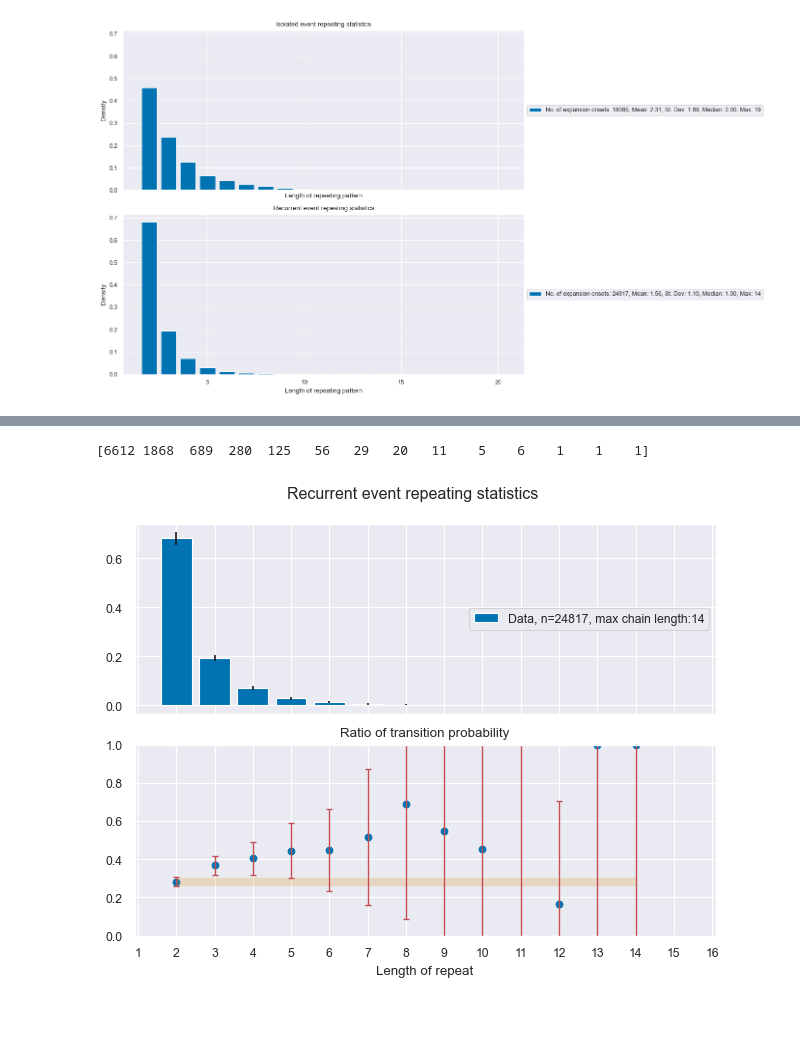
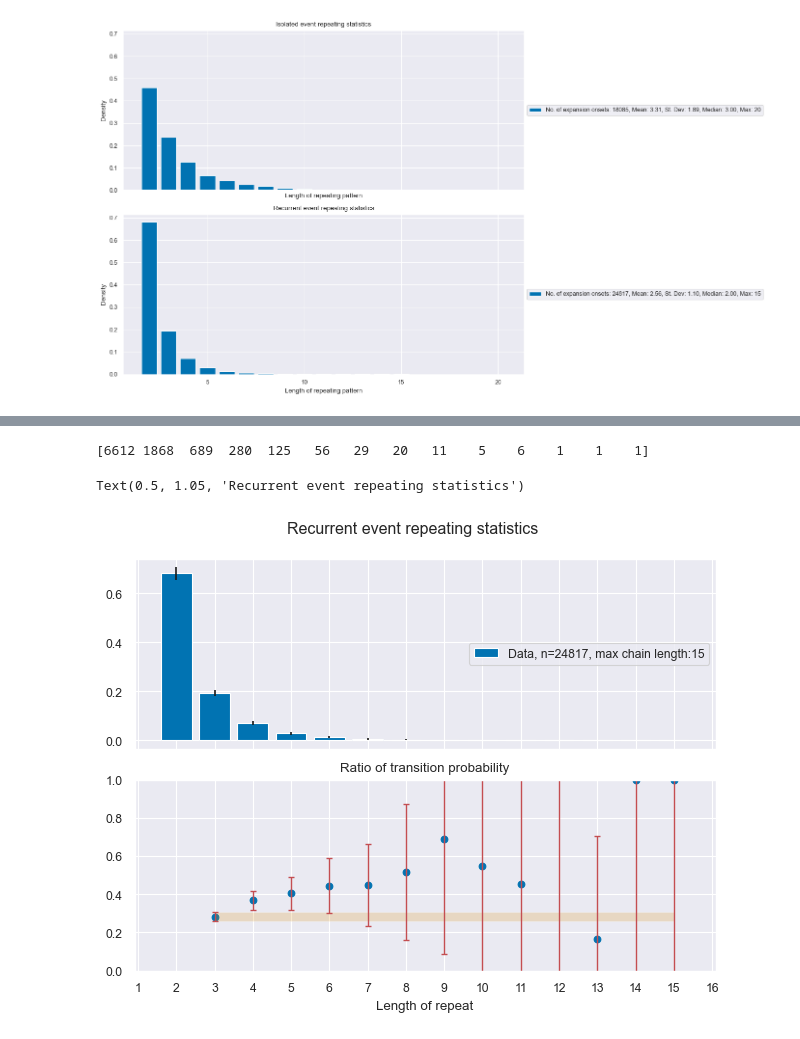
Before and after one commit to christianlao12/DP1_DP2_Project, a Jupyter notebook: substorm_type_statistics.ipynb, the cells around one changed output, grey strips where cells are left out. Cells and saved outputs as stored; diff of their text form; code cells hidden in the pictures.

```diff
--- a/substorm_type_statistics.ipynb
+++ b/substorm_type_statistics.ipynb
@@ -129,9 +131,10 @@ s = np.zeros(len(sophie80onsetdf))
 s[indices_onsets] = True
 s = pd.Series(s.astype(bool))
 co = (~s).cumsum()[s].value_counts().to_list()
+co = [i+1 for i in co]
 
-y, x = np.histogram(co, bins=np.arange(1,np.max(co)+2,1))
-x = x[:-1] + 1
+y, x = np.histogram(co, bins=np.arange(2,np.max(co)+2,1))
+x = x[:-1]
 yerror = [np.sqrt(i) for i in y]
 print(y)
 if np.where(y==0)[0].size > 0:
@@ -146,7 +149,6 @@ yerror = 3*yerror
 y = y/np.sum(y)
 yanalysis = yanalysis/sum(yanalysis)
 
-
 ratio = np.array([yanalysis[i]/yanalysis[i-1] for i in range(1,len(yanalysis))])
 ratioerror = np.array([np.sqrt((yerror[i]/yanalysis[i])**2 + (yerror[i-1]/yanalysis[i-1])**2) for i in range(1,len(yanalysis))])
 ratioerror = ratioerror*ratio
@@ -156,14 +158,14 @@ fig, (ax, ax1) = plt.subplots(2,1,sharex=True)
 ax.bar(x,y,yerr=yerror,label='Data, n:{}, max chain length:{}'.format(len(indices_onsets)+len(firstgerg),np.max(co)))
 ax.legend(loc='center right')
 
-ax1.scatter(x[:len(ratio)], ratio[:len(ratio)])
-ax1.errorbar(x[:len(ratio)], ratio[:len(ratio)], yerr=ratioerror, fmt='none', ecolor='r', elinewidth=1, capsize=2)
+ax1.scatter(x[:len(ratio)]+1, ratio[:len(ratio)])
+ax1.errorbar(x[:len(ratio)]+1, ratio[:len(ratio)], yerr=ratioerror, fmt='none', ecolor='r', elinewidth=1, capsize=2)
 ax1.xaxis.set_major_locator(ticker.MultipleLocator(1))
 ax1.set_xlabel("Length of repeat")
 ax1.set_title("Ratio of transition probability")
 ax1.set_ylim(0,1)
 
-ax1.fill_between(x[:len(ratio)], ratio[0]-ratioerror[0], ratio[0]+ratioerror[0], alpha=0.2)
+ax1.fill_between(x[:len(ratio)]+1, ratio[0]-ratioerror[0], ratio[0]+ratioerror[0], alpha=0.2)
 
 fig.tight_layout(pad=1)
 fig.suptitle('Isolated event repeating statistics',y=1.05)
@@ -174,15 +177,14 @@ fig.suptitle('Isolated event repeating statistics',y=1.05)
 # %%
-len_repeat = 13
+len_repeat = 10
 
-index_repeat = np.where((~s).cumsum()[s].value_counts()==len_repeat)[0]
+index_repeat = np.where(((~s).cumsum()[s].value_counts()+1)==len_repeat)[0]
 
 for i in index_repeat:
     start = np.where((~s).cumsum()[s]==(~s).cumsum()[s].value_counts().index[i])[0][0]
     stop = start + len_repeat
     sophieindicesstart = (~s).cumsum()[s][start:stop].index[0]
     slice = sophie80onsetdf.iloc[sophieindicesstart-1:sophieindicesstart+len_repeat]
-    print(slice)
-    # print(slice['Date_UTC'][slice.index[0]])
-    # print(slice['Date_UTC'][slice.index[-1]]+slice['Duration'][slice.index[-1]])
-    # print('\n')
+    print(slice['Date_UTC'][slice.index[0]])
+    print(slice['Date_UTC'][slice.index[-1]]+slice['Duration'][slice.index[-1]])
+    print('\n')
 # %% [output]
@@ -211,42 +213,43 @@ s = np.zeros(len(sophie80onsetdf))
 s[indices_onsets] = True
 s = pd.Series(s.astype(bool))
 co = (~s).cumsum()[s].value_counts().to_list()
-
-y, x = np.histogram(co, bins=np.arange(1,np.max(co)+2,1))
-x = x[:-1] + 1
+co = [i+1 for i in co]
+y, x = np.histogram(co, bins=np.arange(2,np.max(co)+2,1))
+x = x[:-1]
 print(y)
 yerror = [np.sqrt(i) for i in y]
 if np.where(y==0)[0].size > 0:
     yanalysis = y[:np.where(y==0)[0][0]]
 else:
     yanalysis = y
 
 yerror = yerror/np.sum(y)
 yerror = 3*yerror
 y = y/np.sum(y)
 yanalysis = yanalysis/sum(yanalysis)
 
 
 ratio = np.array([yanalysis[i]/yanalysis[i-1] for i in range(1,len(yanalysis))])
 ratioerror = np.array([np.sqrt((yerror[i]/yanalysis[i])**2 + (yerror[i-1]/yanalysis[i-1])**2) for i in range(1,len(yanalysis))])
 ratioerror = ratioerror*ratio
 
 fig, (ax, ax1) = plt.subplots(2,1,sharex=True)
 
 ax.bar(x,y,yerr=yerror,label='Data, n={}, max chain length:{}'.format(len(indices_onsets)+len(firster),np.max(co)))
 ax.legend(loc='center right')
 
-ax1.scatter(x[:len(ratio)], ratio[:len(ratio)])
-ax1.errorbar(x[:len(ratio)], ratio[:len(ratio)], yerr=ratioerror, fmt='none', ecolor='r', elinewidth=1, capsize=2)
+ax1.scatter(x[:len(ratio)]+1, ratio[:len(ratio)])
+ax1.errorbar(x[:len(ratio)]+1, ratio[:len(ratio)], yerr=ratioerror, fmt='none', ecolor='r', elinewidth=1, capsize=2)
 ax1.xaxis.set_major_locator(ticker.MultipleLocator(1))
 ax1.set_xlabel("Length of repeat")
 ax1.set_title("Ratio of transition probability")
 ax1.set_ylim(0,1)
 
-ax1.fill_between(x[:len(ratio)], ratio[0]-ratioerror[0], ratio[0]+ratioerror[0], alpha=0.2)
+ax1.fill_between(x[:len(ratio)]+1, ratio[0]-ratioerror[0], ratio[0]+ratioerror[0], alpha=0.2)
 
 fig.tight_layout(pad=1)
 fig.suptitle("Recurrent event repeating statistics", y=1.05)
 # %% [output]
 [6612 1868  689  280  125   56   29   20   11    5    6    1    1    1]
+Text(0.5, 1.05, 'Recurrent event repeating statistics')
-[figure, old version]
+[figure, new version]
```
Also changed, not shown: parts of 4 cells of this notebook.
